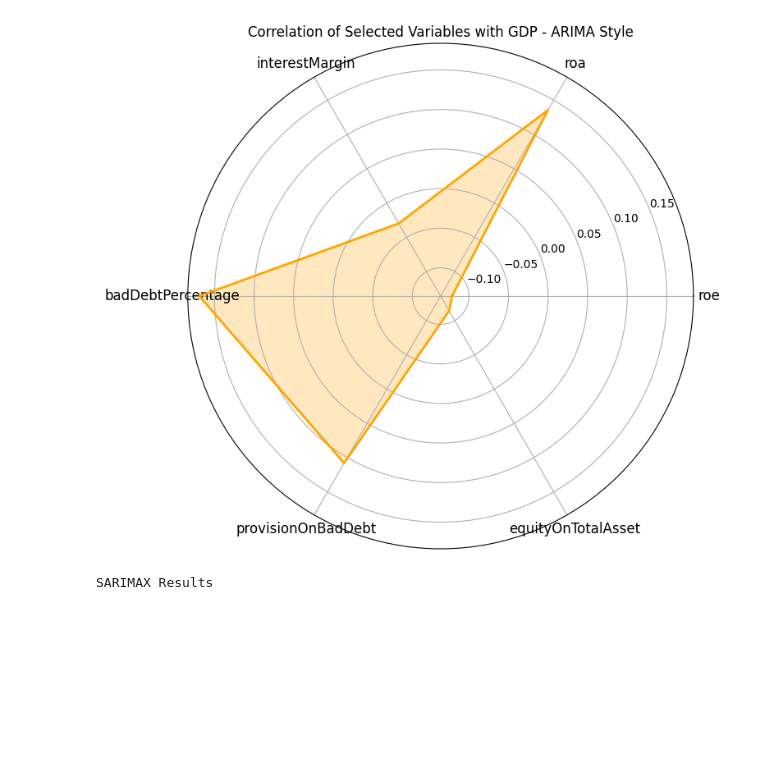
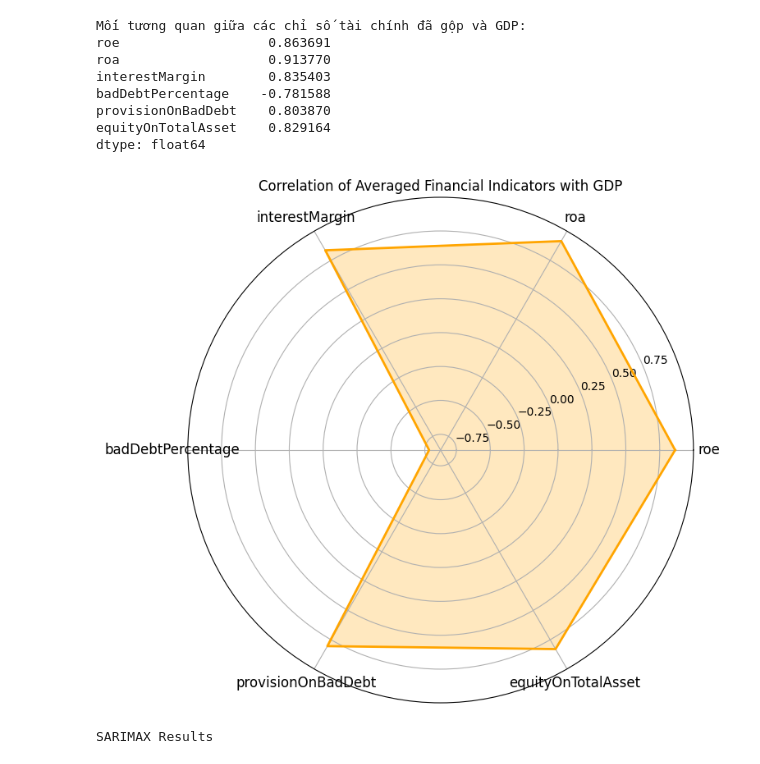
Before and after one commit to Picsaoclone/StatisticProject, a Jupyter notebook: modelSarimax/ArimaModelSuccess.ipynb, the cells around one changed output. Drawn from its saved outputs; the diff is of its cells as text; code cells hidden in the pictures; blank space fills up the shorter version.

```diff
--- a/modelSarimax/ArimaModelSuccess.ipynb
+++ b/modelSarimax/ArimaModelSuccess.ipynb
@@ -17,3 +17,17 @@ gdp_series = data_gdp['Quarterly_GDP']
 
 # Display the data
 gdp_series.head()
+file_paths = {
+    "TCB": "financial_data_TCB_filtered.csv",
+    "VCB": "financial_data_VCB_filtered.csv",
+    "BID": "financial_data_BID_filtered.csv",
+    "MBB": "financial_data_MBB_filtered.csv",
+    "GDP": "gdp_quarterly_2013_2023.csv"
+}
+
+# Read each file
+data_tcb = pd.read_csv(file_paths["TCB"])
+data_vcb = pd.read_csv(file_paths["VCB"])
+data_bid = pd.read_csv(file_paths["BID"])
+data_mbb = pd.read_csv(file_paths["MBB"])
+data_gdp = pd.read_csv(file_paths["GDP"])
@@ -83,21 +158,58 @@ Additional Statistics - ARIMA Style
 # %%
-# Prepare data for radar chart
+import pandas as pd
+import numpy as np
+import matplotlib.pyplot as plt
+
+# Giả sử bạn đã có các DataFrame chứa dữ liệu của từng ngân hàng (data_tcb, data_vcb, data_bid, data_mbb)
+# Các cột cần thiết từ các ngân hàng
+selected_columns = ['roe', 'roa', 'interestMargin', 'badDebtPercentage', 'provisionOnBadDebt', 'equityOnTotalAsset']
+
+# Tạo DataFrame X để chứa chỉ số trung bình của 4 ngân hàng
+X = pd.DataFrame()
+
+for column in selected_columns:
+    # Tính trung bình của từng chỉ số từ 4 ngân hàng
+    X[column] = (data_tcb[column] + data_vcb[column] + data_bid[column] + data_mbb[column]) / 4
+
+# Giả sử bạn đã có gdp_series chứa dữ liệu GDP theo thời gian
+gdp_series = data_gdp['Quarterly_GDP']
+
+# Tính toán mối tương quan giữa các chỉ số đã gộp và GDP
+correlation_selected = X.corrwith(gdp_series)
+
+# Hiển thị kết quả tương quan
+print("Mối tương quan giữa các chỉ số tài chính đã gộp và GDP:")
+print(correlation_selected)
+
+# Chuẩn bị dữ liệu cho biểu đồ circular heatmap
 variables = correlation_selected.index
 correlation_values = correlation_selected.values
 angles = np.linspace(0, 2 * np.pi, len(variables), endpoint=False)
-angles = np.concatenate((angles, [angles[0]]))  # Close the radar chart
+angles = np.concatenate((angles, [angles[0]]))  # Đóng vòng tròn
 correlation_values = np.concatenate((correlation_values, [correlation_values[0]]))
 
-# Plot radar chart
+# Vẽ circular heatmap
 fig, ax = plt.subplots(figsize=(8, 8), subplot_kw=dict(polar=True))
-ax.plot(angles, correlation_values, color="orange", linewidth=2, linestyle="solid")
+heatmap = ax.plot(angles, correlation_values, color="orange", linewidth=2, linestyle="solid")
 ax.fill(angles, correlation_values, color="orange", alpha=0.25)
+
+# Thiết lập nhãn cho các góc
 ax.set_xticks(angles[:-1])
 ax.set_xticklabels(variables, fontsize=12)
-plt.title("Correlation of Selected Variables with GDP - ARIMA Style")
+
+# Thêm tiêu đề
+plt.title("Correlation of Averaged Financial Indicators with GDP")
 plt.show()
 # %% [output]
+Mối tương quan giữa các chỉ số tài chính đã gộp và GDP:
+roe                   0.863691
+roa                   0.913770
+interestMargin        0.835403
+badDebtPercentage    -0.781588
+provisionOnBadDebt    0.803870
+equityOnTotalAsset    0.829164
+dtype: float64
-[figure, old version]
+[figure, new version]
 # %%
 # Define SARIMA model parameters (p, d, q) x (P, D, Q, s) with quarterly seasonality
 p, d, q = 1, 1, 1
```
Also changed, not shown: parts of 9 cells of this notebook.
